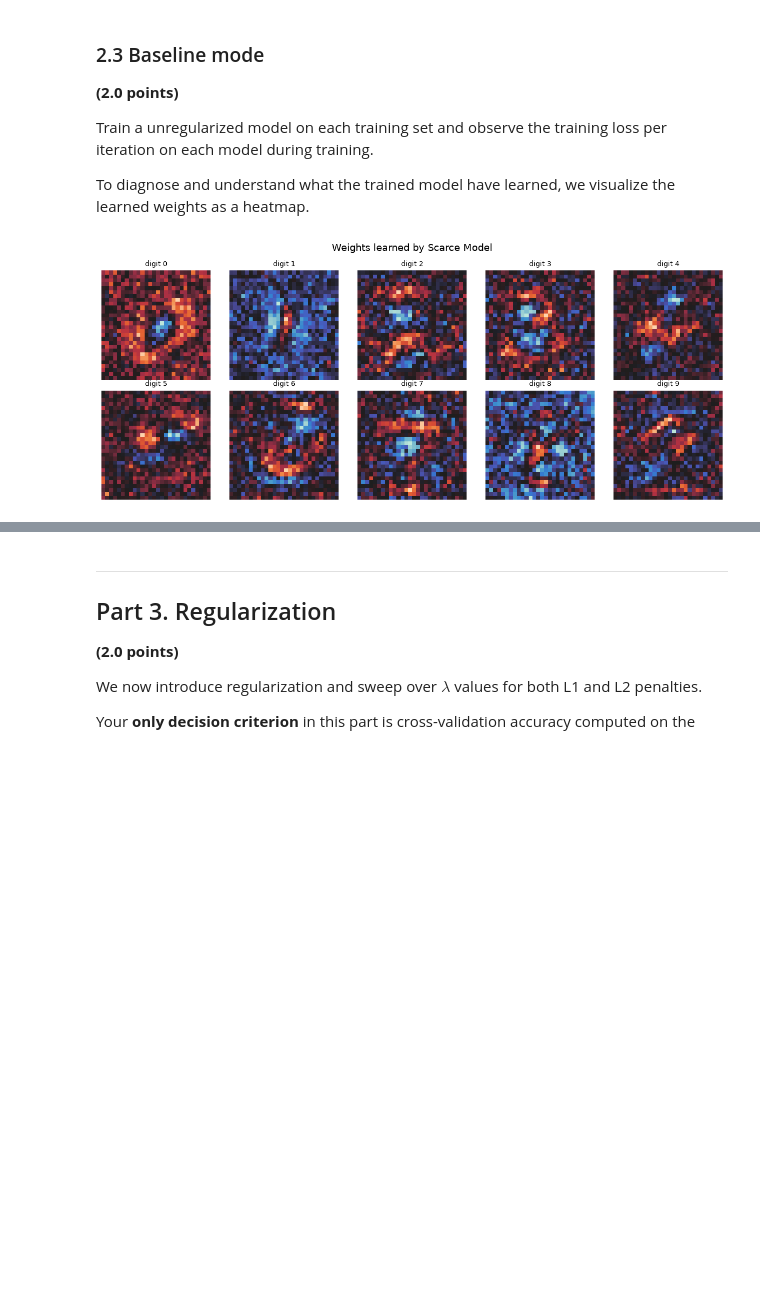
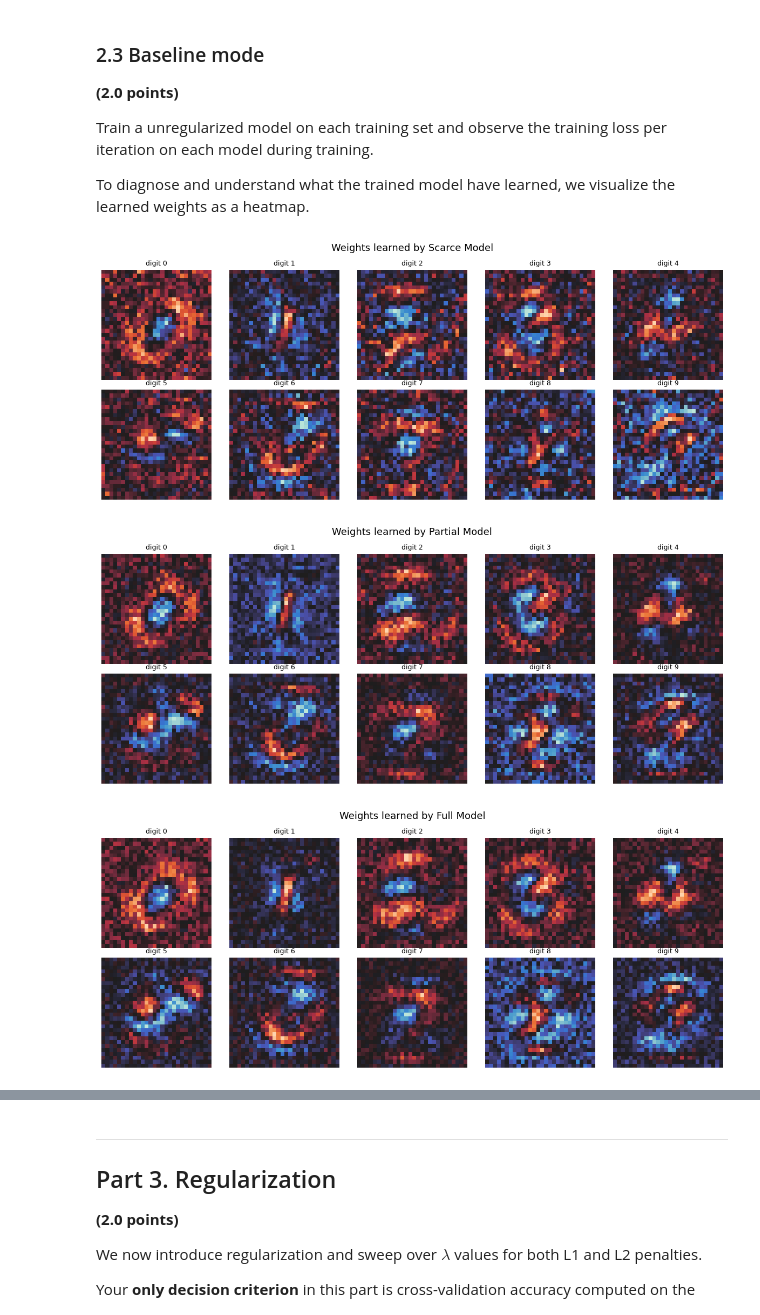
Before and after one commit to cazarimh/machine-learning, a Jupyter notebook: assignment-2/mc886_2s2026_assignment_2.ipynb, the cells around one changed output, grey strips where cells are left out. Saved outputs shown, nothing was run; the diff lists cells and outputs as text; code cells hidden in the pictures; blank space fills up the shorter version.

```diff
--- a/assignment-2/mc886_2s2026_assignment_2.ipynb
+++ b/assignment-2/mc886_2s2026_assignment_2.ipynb
@@ -415,17 +415,21 @@ def plot_weights(weights: NDArray[np.float32], title: str) -> None:
 # %%
 unregularized_models = {}
 # %%
-scarce_model = LinearModel()
-X = torch.from_numpy(scaled_data_regimes['Scarce'][0]).float()
-y = torch.from_numpy(scaled_data_regimes['Scarce'][1])
+n_iter = 100
+for name in scaled_data_regimes:
+	model = LinearModel()
+	X = torch.from_numpy(scaled_data_regimes[name][0]).float()
+	y = torch.from_numpy(scaled_data_regimes[name][1])
 
-scarce_loss = train(scarce_model, X, y, n_iter=100)
+	loss = train(model, X, y, n_iter)
 
-unregularized_models['Scarce'] = (scarce_model, scarce_loss)
+	unregularized_models[name] = (model, loss)
 
-scarce_weights = scarce_model.linear.weight.detach().numpy()
+	weights = model.linear.weight.detach().numpy()
 
-plot_weights(scarce_weights, "Weights learned by Scarce Model")
+	plot_weights(weights, f"Weights learned by {name} Model")
 # %% [output]
-[figure, old version]
+[figure, new version]
+[figure, added]
+[figure, added]
 # %%
```
Also changed, not shown: parts of 25 cells of this notebook.
